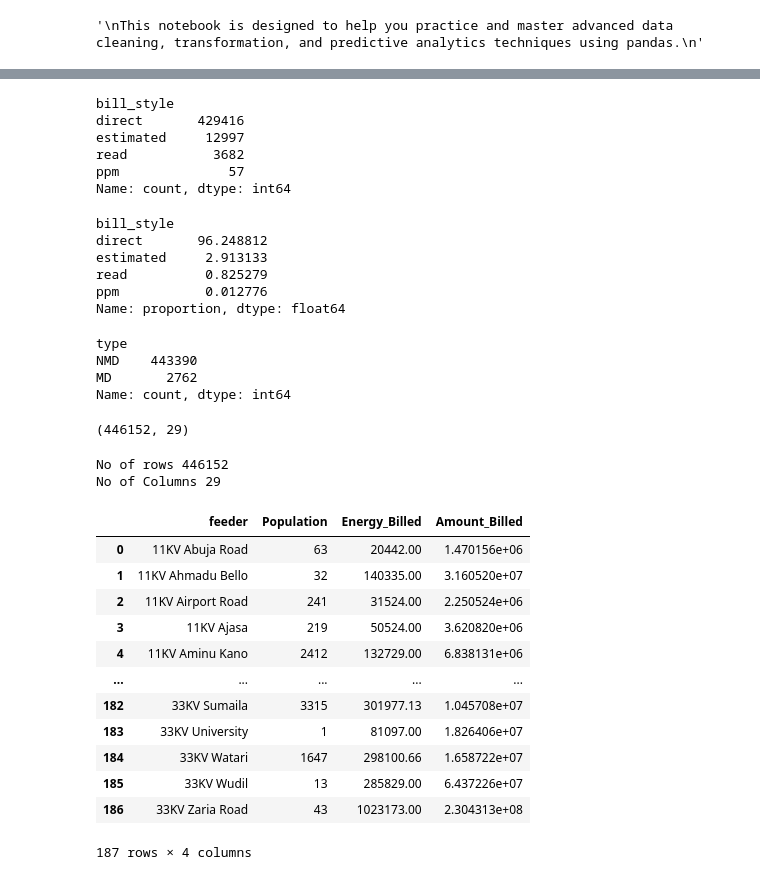
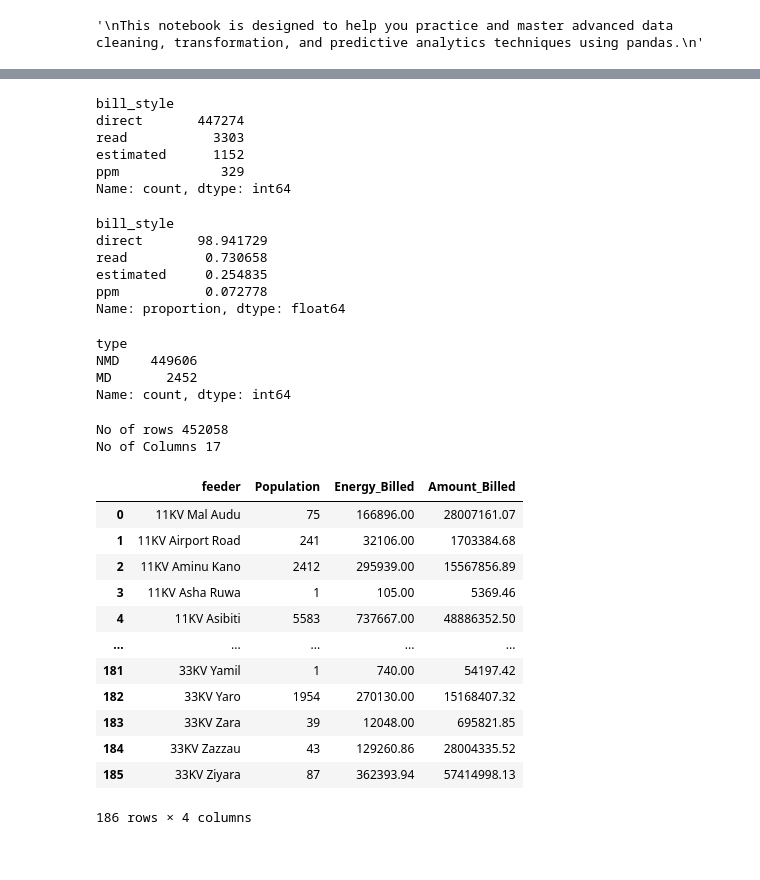
Before and after one commit to iyzimit/billing-ar-data-analysis, a Jupyter notebook: notebooks/AR_Analysis.ipynb, the cells around one changed output, grey strips where cells are left out. Cells and saved outputs as stored; diff of their text form; code cells hidden in the pictures.

```diff
--- a/notebooks/AR_Analysis.ipynb
+++ b/notebooks/AR_Analysis.ipynb
@@ -11,4 +11,4 @@ import seaborn as sns
 import numpy as np
 import os
 # %%
-df2 = pd.read_excel(r"C:\Input Process\OBCD & Billing Figures\2026\5. MAY 2026 (APR 2026 CONSUMPTION) FINAL AR.xlsx")
+df2 = pd.read_excel(r"C:\Users\ibrahim.zimit\Desktop\billing-ar-analysis\data\raw_ar_data.xlsx")
@@ -48,2 +92,0 @@ df.tail()
-# %%
-df.rename(columns={"P&L": "FEEDER GROUP"}, inplace=True)
@@ -167,17 +190,14 @@ region                           0
 dtype: int64
 # %%
 categorical_cols = [
-    'customer', 'address', 'type', 'phone',
-    'tariff', 'bill_style', 'feeder', 'feeder_group',
-    'region', 'account_number', 'dt','meter_number'
+    'type', 'tariff', 'bill_style', 'feeder', 'account_number'
 ]
 
 numeric_cols = [
     'final_reading', 'initial_reading', 'multiplier',
     'rate',
     'previous_closing_balance', 'previous_payments',
-    'opening_balance', 'billed_energy',
-    'energy_amount', 'vat', 'adjustments_total',
+    'opening_balance', 'consumption','adjustments_total',
     'bill_amount', 'closing_balance'
 ]
 # %%
@@ -188,6 +207,3 @@ df[df.duplicated()]
-# %%
-# Remove duplicates safely
-df = df.loc[:, ~df.columns.duplicated()]
 # %%
 df.loc[:, categorical_cols] = df[categorical_cols].fillna('Unknown')
 # %%
@@ -291,65 +308,61 @@ Name: count, Length: 187, dtype: int64
 df["bill_style"].value_counts(dropna=False)
 # %% [output]
 bill_style
-direct       429416
-estimated     12997
-read           3682
-ppm              57
+direct       447274
+read           3303
+estimated      1152
+ppm             329
 Name: count, dtype: int64
 # %%
 df["bill_style"].value_counts(normalize=True) * 100
 # %% [output]
 bill_style
-direct       96.248812
-estimated     2.913133
-read          0.825279
-ppm           0.012776
+direct       98.941729
+read          0.730658
+estimated     0.254835
+ppm           0.072778
 Name: proportion, dtype: float64
 # %%
 df["type"].value_counts()
 # %% [output]
 type
-NMD    443390
-MD       2762
+NMD    449606
+MD       2452
 Name: count, dtype: int64
-# %%
-df.shape
-# %% [output]
-(446152, 29)
 # %%
 print("No of rows", df.shape[0])
 print("No of Columns", df.shape[1])
 # %% [output]
-No of rows 446152
-No of Columns 29
+No of rows 452058
+No of Columns 17
 # %%
 # Aggregation
 summary_by_feeder = (
     df
     .groupby('feeder')
     .agg(
         Population=('account_number', 'count'),
-        Energy_Billed=('billed_energy', 'sum'),
+        Energy_Billed=('consumption', 'sum'),
         Amount_Billed=('bill_amount', 'sum')
     )
     .reset_index()
 )
 
 summary_by_feeder
 # %% [output]
 |  | feeder | Population | Energy_Billed | Amount_Billed |
-| 0 | 11KV Abuja Road | 63 | 20442.00 | 1.470156e+06 |
-| 1 | 11KV Ahmadu Bello | 32 | 140335.00 | 3.160520e+07 |
-| 2 | 11KV Airport Road | 241 | 31524.00 | 2.250524e+06 |
-| 3 | 11KV Ajasa | 219 | 50524.00 | 3.620820e+06 |
-| 4 | 11KV Aminu Kano | 2412 | 132729.00 | 6.838131e+06 |
+| 0 | 11KV Mal Audu | 75 | 166896.00 | 28007161.07 |
+| 1 | 11KV Airport Road | 241 | 32106.00 | 1703384.68 |
+| 2 | 11KV Aminu Kano | 2412 | 295939.00 | 15567856.89 |
+| 3 | 11KV Asha Ruwa | 1 | 105.00 | 5369.46 |
+| 4 | 11KV Asibiti | 5583 | 737667.00 | 48886352.50 |
 | ... | ... | ... | ... | ... |
-| 182 | 33KV Sumaila | 3315 | 301977.13 | 1.045708e+07 |
-| 183 | 33KV University | 1 | 81097.00 | 1.826406e+07 |
-| 184 | 33KV Watari | 1647 | 298100.66 | 1.658722e+07 |
-| 185 | 33KV Wudil | 13 | 285829.00 | 6.437226e+07 |
-| 186 | 33KV Zaria Road | 43 | 1023173.00 | 2.304313e+08 |
+| 181 | 33KV Yamil | 1 | 740.00 | 54197.42 |
+| 182 | 33KV Yaro | 1954 | 270130.00 | 15168407.32 |
+| 183 | 33KV Zara | 39 | 12048.00 | 695821.85 |
+| 184 | 33KV Zazzau | 43 | 129260.86 | 28004335.52 |
+| 185 | 33KV Ziyara | 87 | 362393.94 | 57414998.13 |
-187 rows × 4 columns
+186 rows × 4 columns
 # %%
 summary_by_feeder["Population"]
 # %% [output]
```
Also changed, not shown: parts of 93 cells of this notebook, 5 other files.
